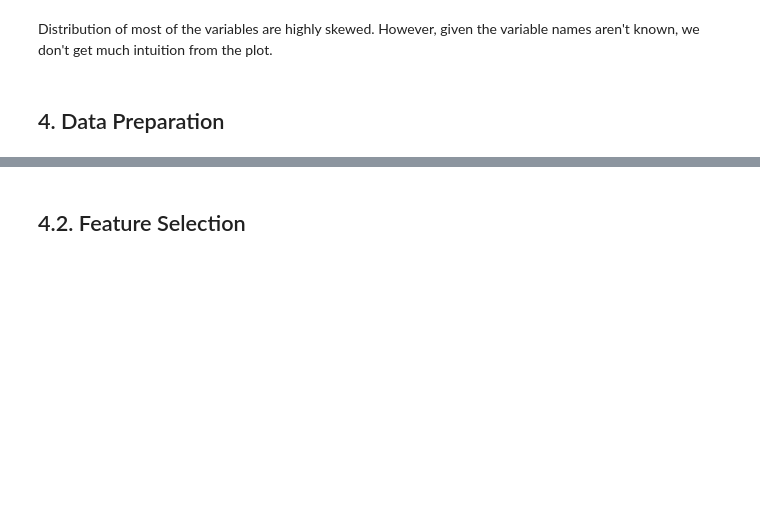
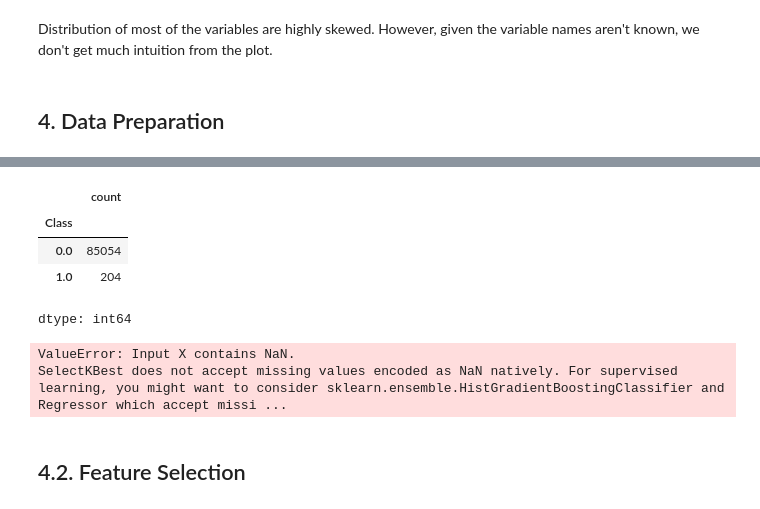
Before and after one commit to meshks/-argumentative_business_model_pitches, a Jupyter notebook: Chapter 6 - Sup. Learning - Classification models/CaseStudy1 - Fraud Detection/FraudDetection.ipynb, the cells around one changed output, grey strips where cells are left out. Saved outputs shown, nothing was run; the diff lists cells and outputs as text; code cells hidden in the pictures; blank space fills up the shorter version.

```diff
--- a/Chapter 6 - Sup. Learning - Classification models/CaseStudy1 - Fraud Detection/FraudDetection.ipynb
+++ b/Chapter 6 - Sup. Learning - Classification models/CaseStudy1 - Fraud Detection/FraudDetection.ipynb
@@ -179,0 +225,8 @@ There is no null in the data, and the data is already in the float format, so th
+# %%
+dataset['Class'].value_counts(dropna=False)
+# %% [output]
+|  | count |
+| Class |  |
+| 0.0 | 85054 |
+| 1.0 | 204 |
+dtype: int64
@@ -180,3 +235,11 @@ There is no null in the data, and the data is already in the float format, so th
+# %%
+from sklearn.feature_selection import SelectKBest, mutual_info_classif
+
+bestfeatures = SelectKBest(score_func=mutual_info_classif, k=10)
+fit = bestfeatures.fit(X, Y)
+# %% [output]
+ValueError: Input X contains NaN.
+SelectKBest does not accept missing values encoded as NaN natively. For supervised learning, you might want to consider sklearn.ensemble.HistGradientBoostingClassifier and Regressor which accept missi ...
 # %% [markdown]
 <a id='3.2'></a>
 ## 4.2. Feature Selection
```
Also changed, not shown: parts of 28 cells of this notebook.
